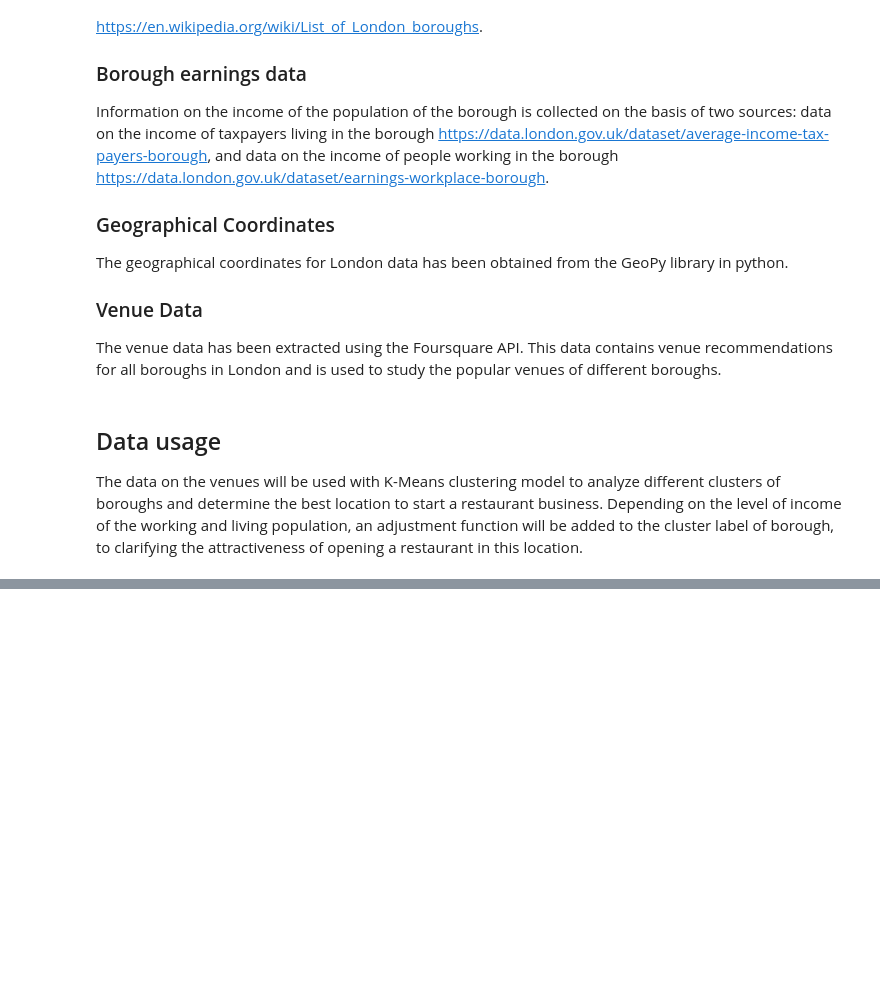
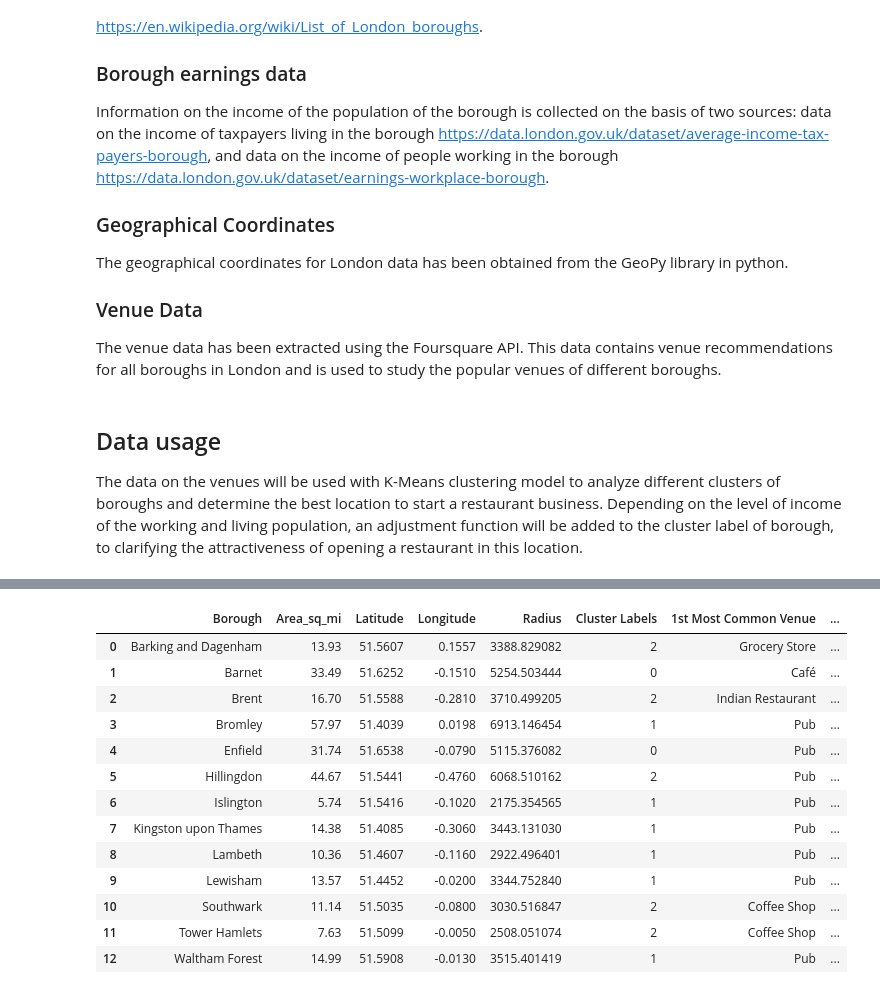
Before and after one commit to Aioioy/London_restaurants_Capstone_Project, a Jupyter notebook: London_restaurants_Capstone_Project.ipynb, the cells around one changed output, grey strips where cells are left out. Drawn from its saved outputs; the diff is of its cells as text; code cells hidden in the pictures; blank space fills up the shorter version.

Commit message:
Draft of jupyter notebook without comments and adding csv data file

```diff
--- a/London_restaurants_Capstone_Project.ipynb
+++ b/London_restaurants_Capstone_Project.ipynb
@@ -23,0 +243,28 @@ The data on the venues will be used with K-Means clustering model to analyze dif
+# %%
+def return_most_common_venues(row, num_top_venues):
+    row_categories = row.iloc[1:]
+    row_categories_sorted = row_categories.sort_values(ascending=False)
+
+    return row_categories_sorted.index.values[0:num_top_venues]
+# %%
+#Explore top 10 venue categories for each neighborhood
+num_top_venues = 10
+
+indicators = ['st', 'nd', 'rd']
+
+# create columns according to number of top venues
+columns = ['Borough']
+for ind in np.arange(num_top_venues):
+    try:
+        columns.append('{}{} Most Common Venue'.format(ind+1, indicators[ind]))
+    except:
+        columns.append('{}th Most Common Venue'.format(ind+1))
+
+# create a new dataframe
+boroughs_venues_sorted = pd.DataFrame(columns=columns)
+boroughs_venues_sorted['Borough'] = london_grouped['Borough']
+
+for ind in np.arange(london_grouped.shape[0]):
+    boroughs_venues_sorted.iloc[ind, 1:] = return_most_common_venues(london_grouped.iloc[ind, :], num_top_venues)
+
+display(boroughs_venues_sorted)
@@ -23,0 +286,30 @@ The data on the venues will be used with K-Means clustering model to analyze dif
+# %%
+#Cluster processing for boroughs based on venue data
+kclusters = 3
+
+london_grouped_clustering = london_grouped.drop('Borough', 1)
+
+kmeans = KMeans(n_clusters=kclusters, random_state=0).fit(london_grouped_clustering)
+
+boroughs_venues_sorted.insert(0, 'Cluster Labels', kmeans.labels_)
+
+london_merged = df_explore
+
+london_merged = london_merged.merge(boroughs_venues_sorted.set_index('Borough'), how='left',on='Borough')
+
+display(london_merged)
+# %% [output]
+|  | Borough | Area_sq_mi | Latitude | Longitude | Radius | Cluster Labels | 1st Most Common Venue | ... |
+| 0 | Barking and Dagenham | 13.93 | 51.5607 | 0.1557 | 3388.829082 | 2 | Grocery Store | ... |
+| 1 | Barnet | 33.49 | 51.6252 | -0.1510 | 5254.503444 | 0 | Café | ... |
+| 2 | Brent | 16.70 | 51.5588 | -0.2810 | 3710.499205 | 2 | Indian Restaurant | ... |
+| 3 | Bromley | 57.97 | 51.4039 | 0.0198 | 6913.146454 | 1 | Pub | ... |
+| 4 | Enfield | 31.74 | 51.6538 | -0.0790 | 5115.376082 | 0 | Pub | ... |
+| 5 | Hillingdon | 44.67 | 51.5441 | -0.4760 | 6068.510162 | 2 | Pub | ... |
+| 6 | Islington | 5.74 | 51.5416 | -0.1020 | 2175.354565 | 1 | Pub | ... |
+| 7 | Kingston upon Thames | 14.38 | 51.4085 | -0.3060 | 3443.131030 | 1 | Pub | ... |
+| 8 | Lambeth | 10.36 | 51.4607 | -0.1160 | 2922.496401 | 1 | Pub | ... |
+| 9 | Lewisham | 13.57 | 51.4452 | -0.0200 | 3344.752840 | 1 | Pub | ... |
+| 10 | Southwark | 11.14 | 51.5035 | -0.0800 | 3030.516847 | 2 | Coffee Shop | ... |
+| 11 | Tower Hamlets | 7.63 | 51.5099 | -0.0050 | 2508.051074 | 2 | Coffee Shop | ... |
+| 12 | Waltham Forest | 14.99 | 51.5908 | -0.0130 | 3515.401419 | 1 | Pub | ... |
```
Also changed, not shown: parts of 19 cells of this notebook, 1 other file.
